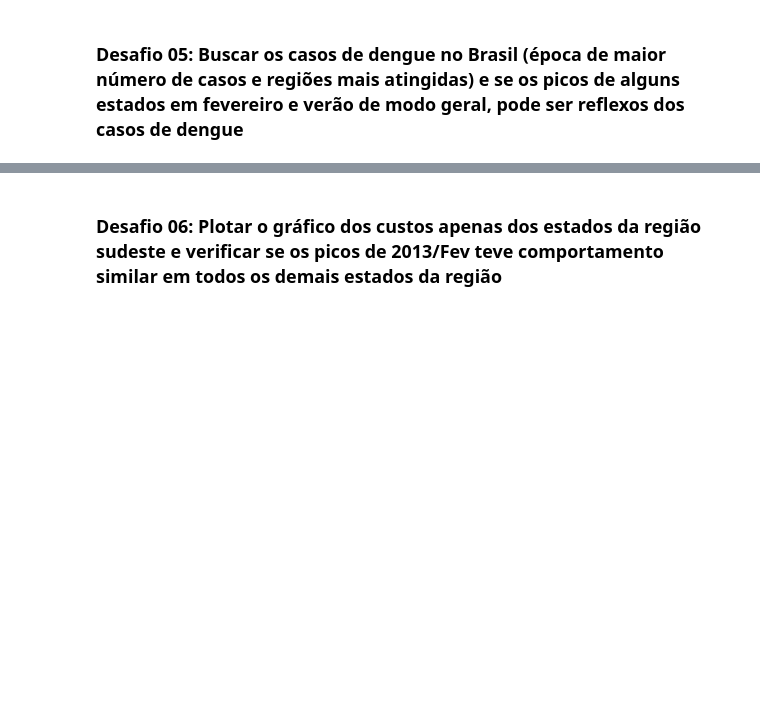
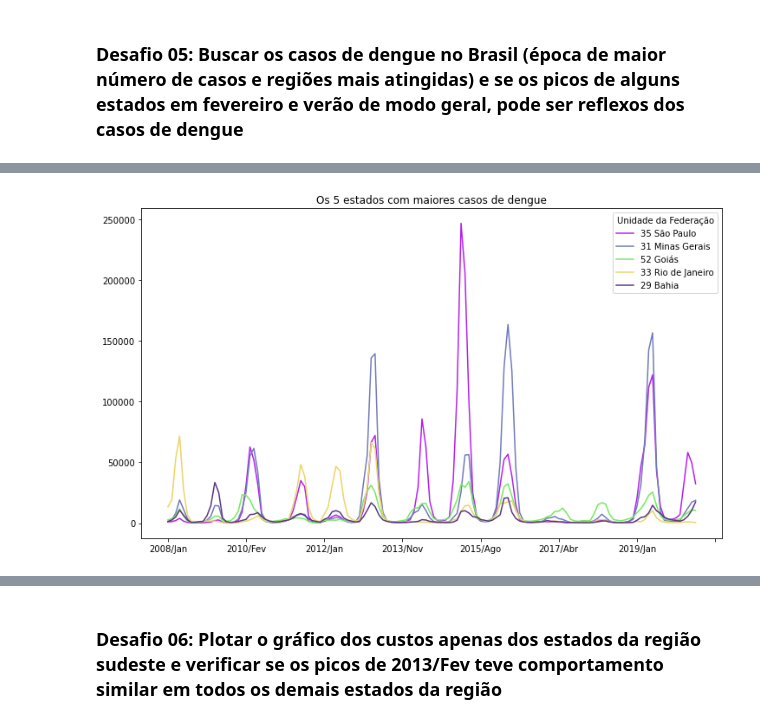
Before and after one commit to diogoslz/Bootcamp-Datascience_old, a Jupyter notebook: Bootcamp Datascience.ipynb, the cells around one changed output, grey strips where cells are left out. Saved outputs shown, nothing was run; the diff lists cells and outputs as text; code cells hidden in the pictures; blank space fills up the shorter version.

```diff
--- a/Bootcamp Datascience.ipynb
+++ b/Bootcamp Datascience.ipynb
@@ -417,0 +576,6 @@ usaveis.head()
+# %%
+dengue_ordenado_total = dengue_usaveis.sort_values('Total',ascending=False)
+
+dengue_ordenado_total = dengue_ordenado_total.drop('Total', axis=1)
+
+dengue_ordenado_total.head()
@@ -417,0 +591,8 @@ usaveis.head()
+# %%
+dengue_ordenado_total[0:5].T.plot(figsize=(12,7))
+ax.yaxis.set_major_formatter(ticker.StrMethodFormatter("{x:,.2f}"))
+ax.legend(bbox_to_anchor = (1, 1))
+plt.title('Os 5 estados com maiores casos de dengue')
+plt.show()
+# %% [output]
+[figure, added]
```
Also changed, not shown: parts of 28 cells of this notebook.
